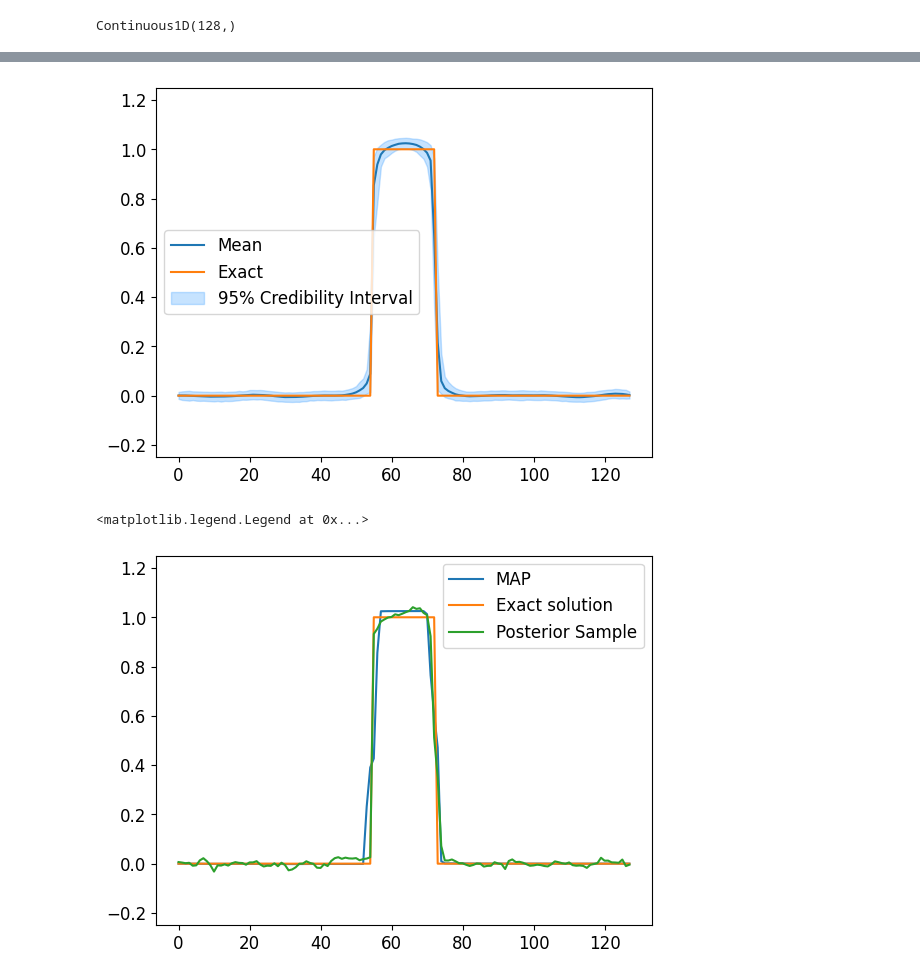
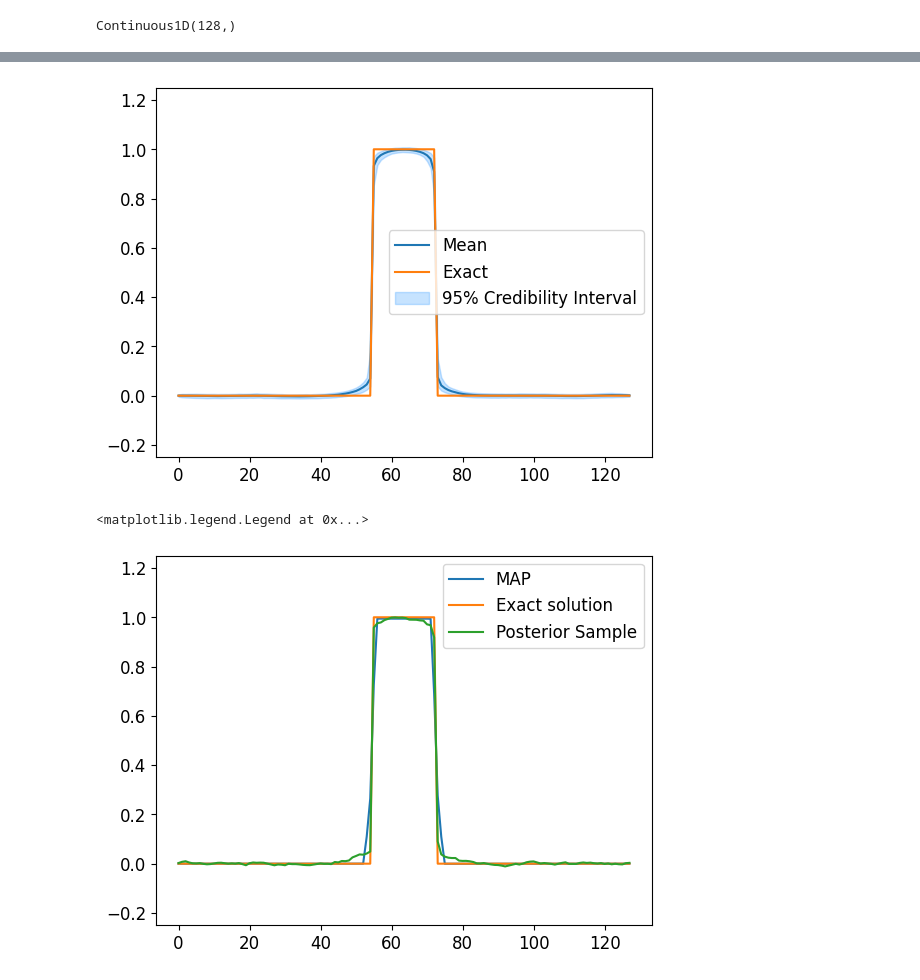
Before and after one commit to CUQI-DTU/Paper-CUQIpy-1-Core, a Jupyter notebook: deconvolution1D/paper1_deconv1D_square.ipynb, the cells around one changed output, grey strips where cells are left out. Drawn from its saved outputs; the diff is of its cells as text; code cells hidden in the pictures.

Commit message:
Update GMRF and pars

```diff
--- a/deconvolution1D/paper1_deconv1D_square.ipynb
+++ b/deconvolution1D/paper1_deconv1D_square.ipynb
@@ -118,3 +118,25 @@ Elapsed time: 0.10777592658996582
 [figure]
 <matplotlib.legend.Legend at 0x...>
 [figure]
+# %%
+TP.prior = cuqi.distribution.GMRF(np.zeros(A.domain_dim), prec=50)
+
+# MAP estimate
+print("\n MAP estimate:")
+x_MAP = TP.MAP()
+
+# Posterior samples
+print("\n Posterior samples:")
+samples = TP.sample_posterior(ns)
+
+# Plot posterior samples, MAP estimate and a single sample along with exact solution
+samples.plot_ci(exact=x_true)
+plt.ylim(ylims_post)
+plt.show()
+
+
+x_MAP.plot()
+x_true.plot()
+samples.plot(s_to_plot)
+plt.ylim(ylims_post)
+plt.legend(["MAP", "Exact solution", "Posterior Sample"])
@@ -121,6 +167,6 @@ Elapsed time: 0.10777592658996582
 # %%
 # LMRF prior
-TP.prior = cuqi.distribution.LMRF(np.zeros(A.domain_dim), 0.01)
+TP.prior = cuqi.distribution.LMRF(np.zeros(A.domain_dim), 0.002)
 
 # MAP estimate
 print("\n MAP estimate:")
@@ -165,6 +211,6 @@ Elapsed time: 19.76112961769104
-[figure, old version]
+[figure, new version]
 <matplotlib.legend.Legend at 0x...>
-[figure, old version]
+[figure, new version]
 # %%
 # CMRF prior
 TP.prior = cuqi.distribution.CMRF(np.zeros(A.domain_dim), 0.01)
```
Also changed, not shown: parts of 4 cells of this notebook.
